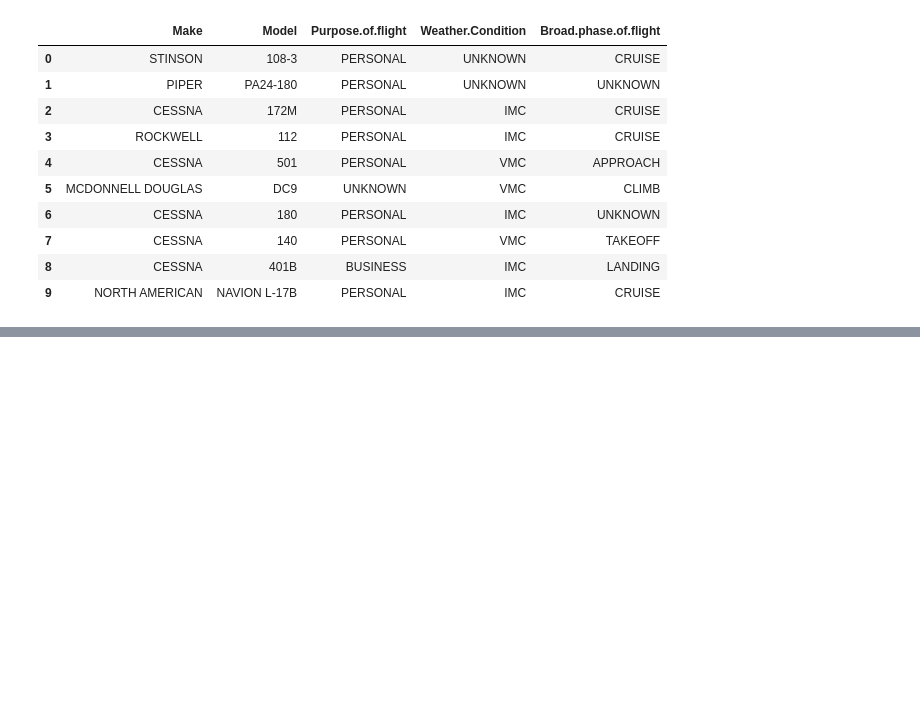
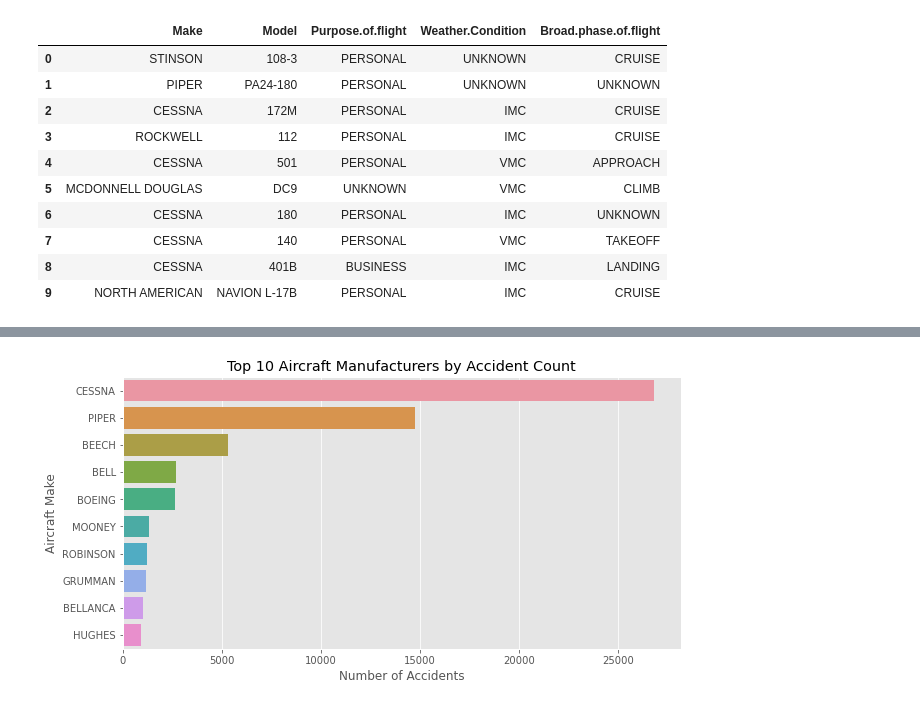
Before and after one commit to Aby-12/Project-One-Abigael-Kariuki, a Jupyter notebook: aviation.ipynb, the cells around one changed output, grey strips where cells are left out. Drawn from its saved outputs; the diff is of its cells as text; code cells hidden in the pictures; blank space fills up the shorter version.

```diff
--- a/aviation.ipynb
+++ b/aviation.ipynb
@@ -298,0 +368,27 @@ df_final[['Make','Model','Purpose.of.flight','Weather.Condition','Broad.phase.of
+# %%
+# -- Creating two new columns that are necessary to help us measure accident severity
+
+# -- 1. Total_injuries – Total number of people hurt in that accident. It adds up all types of injuries: fatal + serious + minor injuries.
+# -- 2. is_fatal – shows whether anyone died in the accident. It checks if Total.Fatal.Injuries > 0
+      #-> 1 means yes, at least one person died.
+      #-> 0 means no deaths occurred.
+# -- 3. is_severe – shows whether the accident was serious (someone died or had serious injuries). It checks if (Total.Fatal.Injuries + Total.Serious.Injuries) > 0.
+      #-> 1 means the accident was severe.
+      #-> 0 means there were no serious injuries or deaths.
+
+injury_columns = ['Total.Fatal.Injuries', 'Total.Serious.Injuries', 'Total.Minor.Injuries', 'Total.Uninjured']
+
+for column in injury_columns:
+    df_final[column] = pd.to_numeric(df_final[column], errors='coerce').fillna(0)
+
+# create helper flags
+# 'is_fatal' = 1 if any fatalities happened, else 0
+# 'is_severe' = 1 if there were fatalities or serious injuries, else 0
+
+df_final['is_fatal'] = (df_final['Total.Fatal.Injuries'] > 0).astype(int)
+df_final['is_severe'] = (
+    (df_final['Total.Fatal.Injuries'] + df_final['Total.Serious.Injuries']) > 0
+).astype(int)
+
+# quick check to confirm
+df_final[['Total.Fatal.Injuries', 'Total.Serious.Injuries', 'is_fatal', 'is_severe']].head()
@@ -298,0 +604,12 @@ df_final[['Make','Model','Purpose.of.flight','Weather.Condition','Broad.phase.of
+# %%
+# top 10 aircraft makes
+make_counts = df_final['Make'].value_counts().head(10)
+
+plt.figure(figsize=(10,5))
+sns.barplot(x=make_counts.values, y=make_counts.index)
+plt.title('Top 10 Aircraft Manufacturers by Accident Count')
+plt.xlabel('Number of Accidents')
+plt.ylabel('Aircraft Make')
+plt.show()
+# %% [output]
+[figure, added]
```
Also changed, not shown: parts of 28 cells of this notebook.
